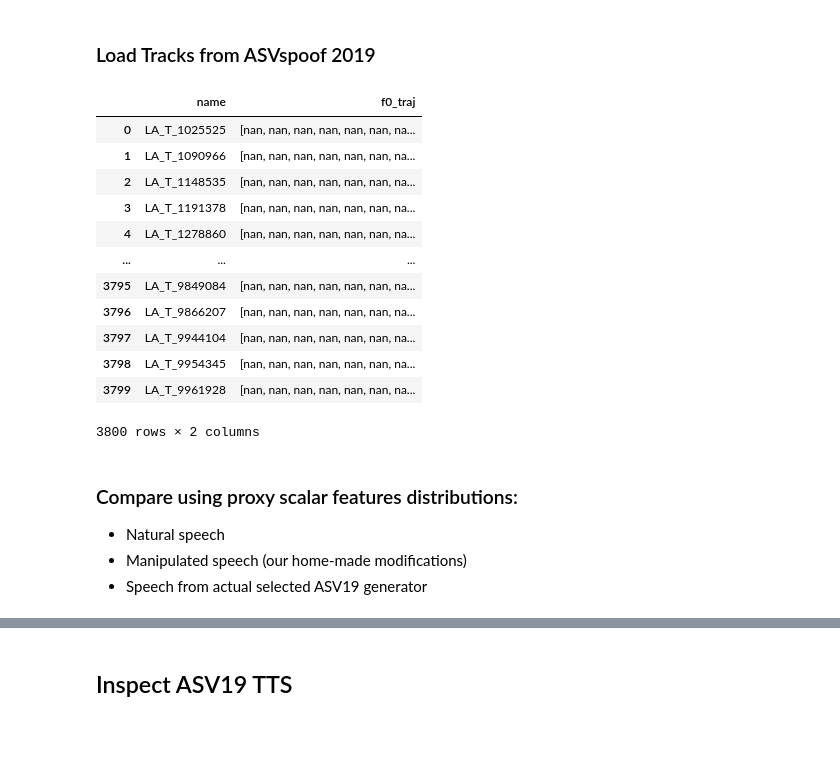
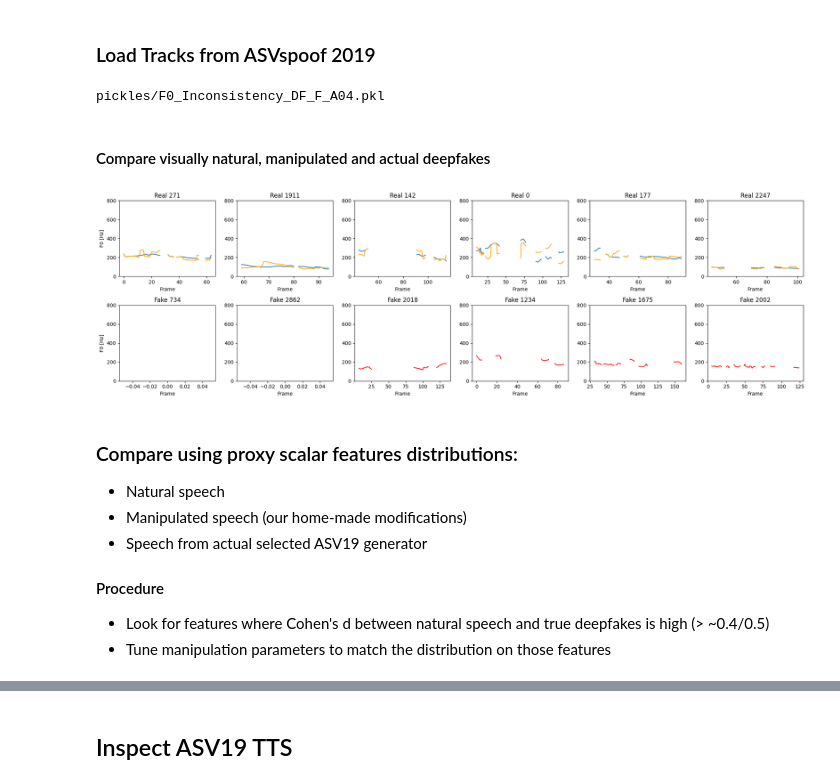
Before and after one commit to nii-yamagishilab/MoE-AntiDeepfake, a Jupyter notebook: notebooks/mod_tune.ipynb, the cells around one changed output, grey strips where cells are left out. Drawn from its saved outputs; the diff is of its cells as text; code cells hidden in the pictures; blank space fills up the shorter version.

```diff
--- a/notebooks/mod_tune.ipynb
+++ b/notebooks/mod_tune.ipynb
@@ -461,26 +513,51 @@ df_real
 ### Load Tracks from ASVspoof 2019
 # %%
 df_fake = pd.read_pickle(f"pickles/F0_Inconsistency_DF_F_{algorithm}.pkl")
-df_fake
+print(f"pickles/F0_Inconsistency_DF_F_{algorithm}.pkl")
 # %% [output]
-|  | name | f0_traj |
-| 0 | LA_T_1025525 | [nan, nan, nan, nan, nan, nan, na... |
-| 1 | LA_T_1090966 | [nan, nan, nan, nan, nan, nan, na... |
-| 2 | LA_T_1148535 | [nan, nan, nan, nan, nan, nan, na... |
-| 3 | LA_T_1191378 | [nan, nan, nan, nan, nan, nan, na... |
-| 4 | LA_T_1278860 | [nan, nan, nan, nan, nan, nan, na... |
-| ... | ... | ... |
-| 3795 | LA_T_9849084 | [nan, nan, nan, nan, nan, nan, na... |
-| 3796 | LA_T_9866207 | [nan, nan, nan, nan, nan, nan, na... |
-| 3797 | LA_T_9944104 | [nan, nan, nan, nan, nan, nan, na... |
-| 3798 | LA_T_9954345 | [nan, nan, nan, nan, nan, nan, na... |
-| 3799 | LA_T_9961928 | [nan, nan, nan, nan, nan, nan, na... |
-3800 rows × 2 columns
+pickles/F0_Inconsistency_DF_F_A04.pkl
+# %% [markdown]
+#### Compare visually natural, manipulated and actual deepfakes
+# %%
+no_tracks = 6
+
+idx_real = np.random.choice(len(df_real), no_tracks, replace=False)
+idx_fake = np.random.choice(len(df_fake), no_tracks, replace=False)
+
+fig, axes = plt.subplots(2, no_tracks, figsize=(20, 6), sharey=False)
+
+# --- REAL + MOD ---
+for i, idx in enumerate(idx_real):
+    axes[0, i].plot(df_real["f0_traj"].iloc[idx])
+    axes[0, i].plot(df_real["f0_traj_mod"].iloc[idx], color='orange')
+    axes[0, i].set_title(f"Real {idx}")
+    axes[0, i].set_ylim([0, 800])
+    axes[0, i].set_xlabel("Frame")
+    if i == 0:
+        axes[0, i].set_ylabel("F0 [Hz]")
+
+# --- FAKE ---
+for i, idx in enumerate(idx_fake):
+    axes[1, i].plot(df_fake["f0_traj"].iloc[idx], color='red')
+    axes[1, i].set_title(f"Fake {idx}")
+    axes[1, i].set_ylim([0, 800])
+    axes[1, i].set_xlabel("Frame")
+    if i == 0:
+        axes[1, i].set_ylabel("F0 [Hz]")
+
+plt.tight_layout()
+plt.show()
+# %% [output]
+[figure, added]
 # %% [markdown]
 ### Compare using proxy scalar features distributions:
 - Natural speech
 - Manipulated speech (our home-made modifications)
 - Speech from actual selected ASV19 generator
+
+#### Procedure
+- Look for features where Cohen's d between natural speech and true deepfakes is high (> ~0.4/0.5)
+- Tune manipulation parameters to match the distribution on those features
 # %%
 # ---------- support functions ----------
 
```
Also changed, not shown: parts of 14 cells of this notebook, 12 other files.
